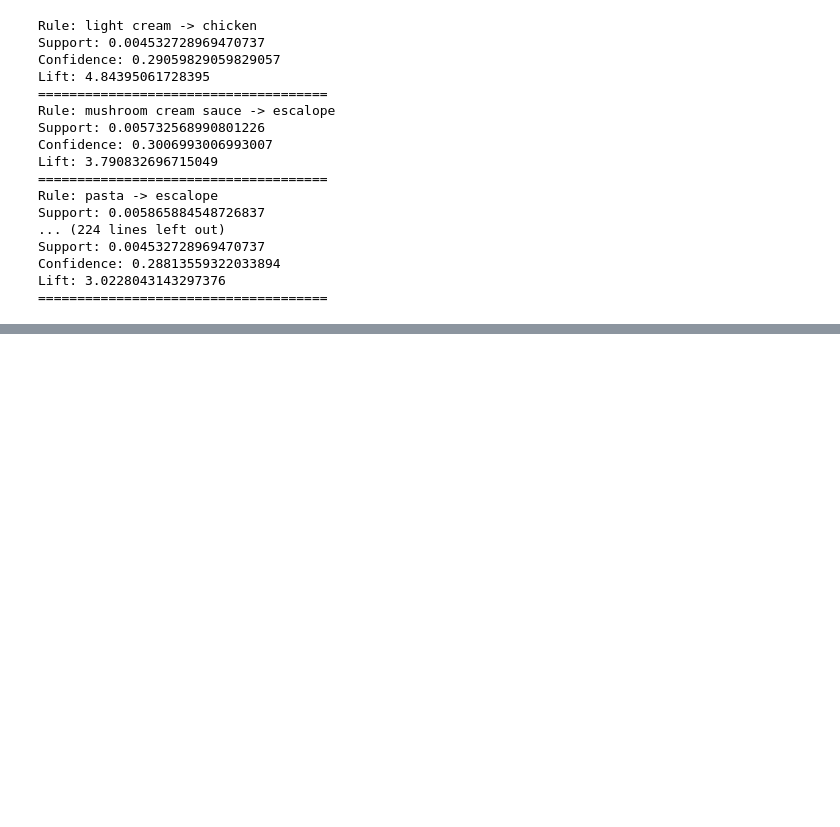
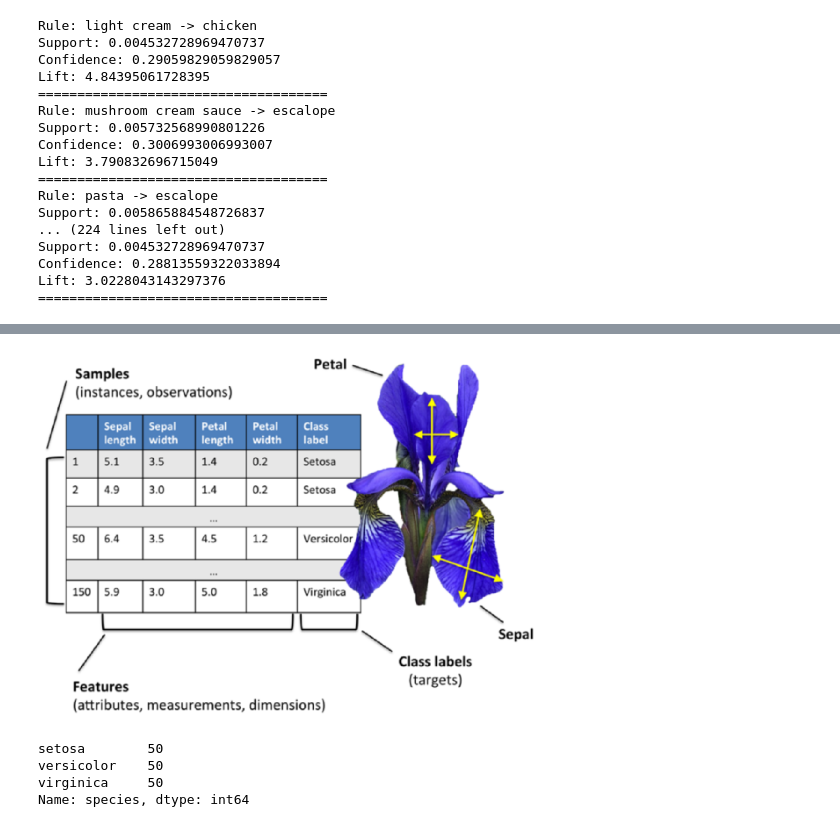
Before and after one commit to fridymandita/TKB, a Jupyter notebook: Data_Mining_Using_Colab.ipynb, the cells around one changed output, grey strips where cells are left out. Drawn from its saved outputs; the diff is of its cells as text; code cells hidden in the pictures; blank space fills up the shorter version.

```diff
--- a/Data_Mining_Using_Colab.ipynb
+++ b/Data_Mining_Using_Colab.ipynb
@@ -106,0 +131,5 @@ Lift: 3.0228043143297376
+# %%
+from IPython.display import Image
+Image(filename ="iris.png", width=500, height=350)
+# %% [output]
+[figure, added]
@@ -106,0 +138,7 @@ Lift: 3.0228043143297376
+# %%
+pd.value_counts(iris.species)
+# %% [output]
+setosa        50
+versicolor    50
+virginica     50
+Name: species, dtype: int64
```
Also changed, not shown: parts of 16 cells of this notebook.
